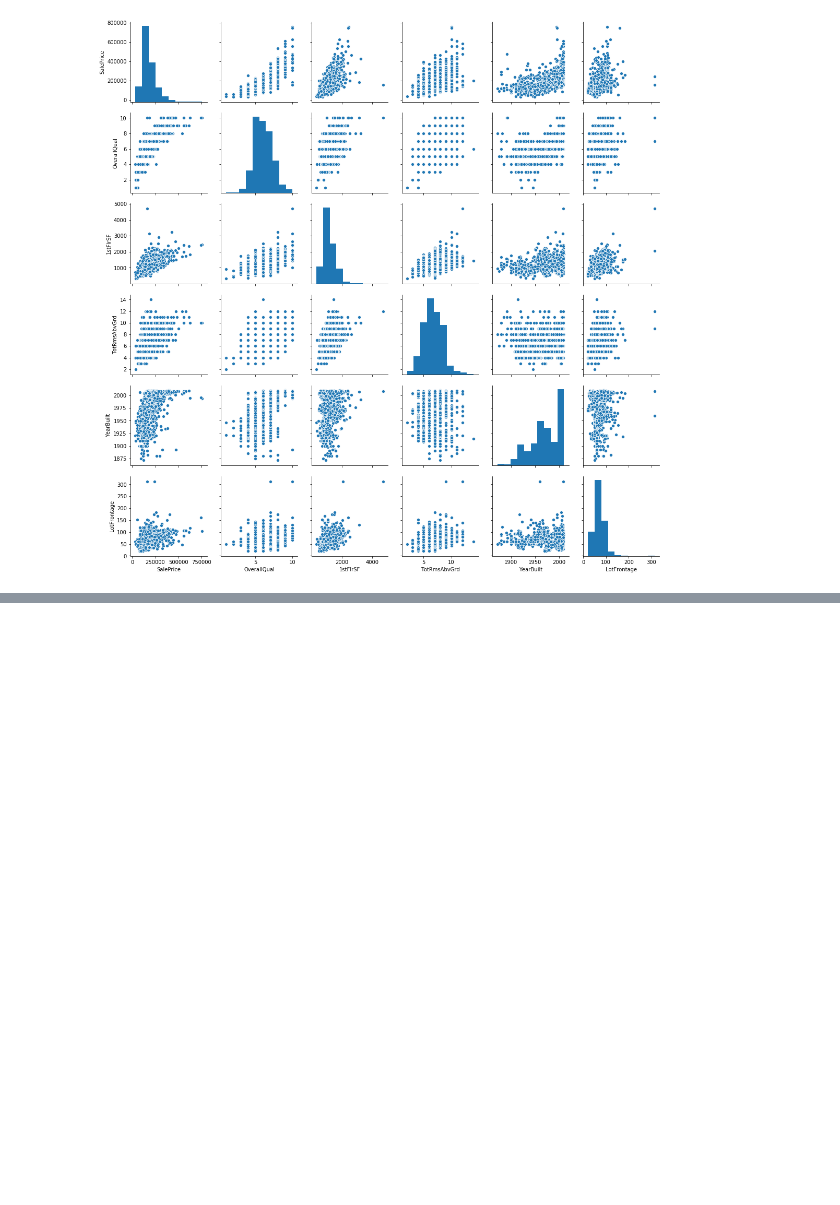
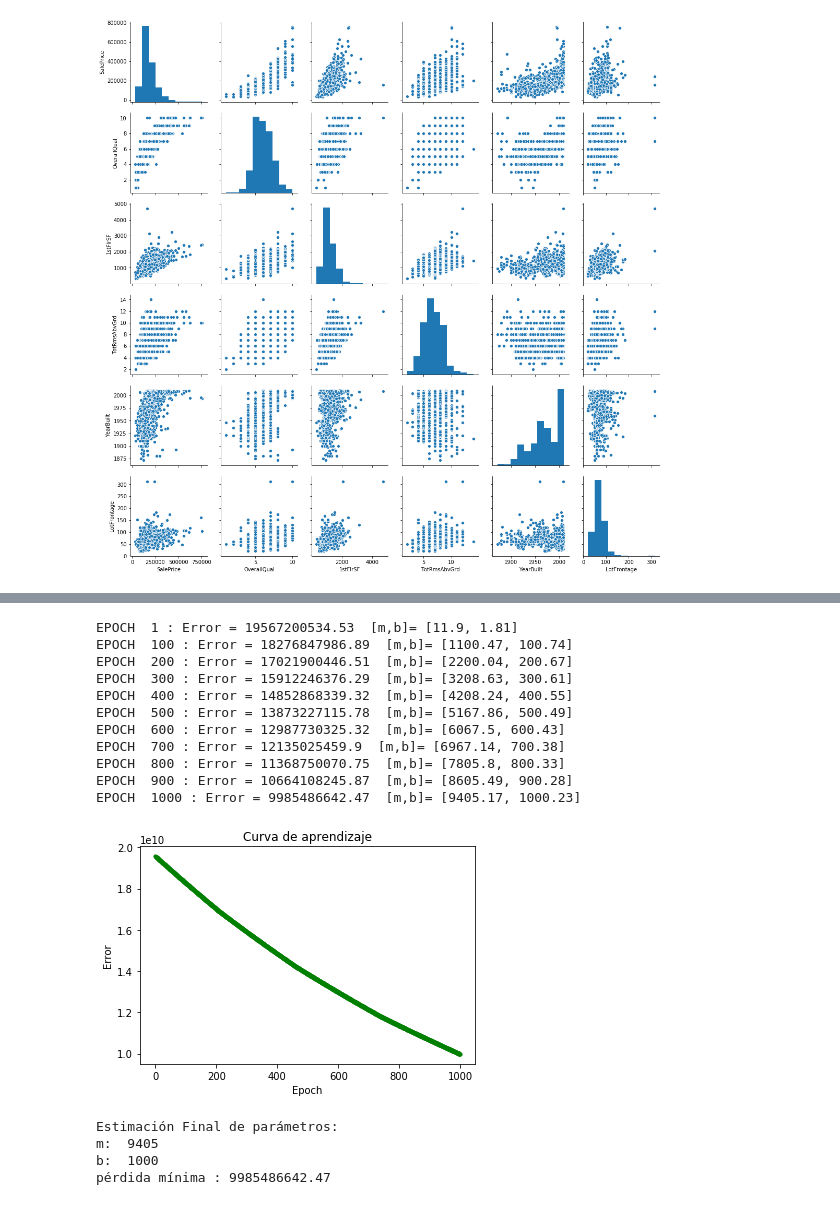
Before and after one commit to WillyTut/proyecto_final, a Jupyter notebook: proyecto_willy.ipynb, the cells around one changed output, grey strips where cells are left out. Saved outputs shown, nothing was run; the diff lists cells and outputs as text; code cells hidden in the pictures; blank space fills up the shorter version.

```diff
--- a/proyecto_willy.ipynb
+++ b/proyecto_willy.ipynb
@@ -204,0 +215,7 @@ Los argumentos de a función deben ser:
+# %%
+def grafico_error(errores):
+    plt.scatter(np.array(range(len(errores))), errores,c='green',s=10)
+    plt.title('Errores')
+    plt.xlabel('epoch')
+    plt.ylabel('error')
+    plt.show()
@@ -204,0 +231,7 @@ Los argumentos de a función deben ser:
+# %%
+def grafico_error(errores):
+    plt.scatter(np.array(range(len(errores))), errores,c='green',s=10)
+    plt.title('Curva de aprendizaje')
+    plt.xlabel('Epoch')
+    plt.ylabel('Error')
+    plt.show()
@@ -204,0 +285,28 @@ Los argumentos de a función deben ser:
+# %%
+matrixtrain = np.array(train)
+# %%
+SalePrice = matrixtrain[:,[0]];
+OverallQual = matrixtrain[:,[1]];
+FstFlrSF = matrixtrain[:,[2]];
+# %%
+diccionario_OverallQual = {}
+error_iteracion_OverallQual = []
+
+diccionario_OverallQual,error_iteracion_OverallQual,manual_OverallQual= regresion(OverallQual,SalePrice,1000,100,0.00001)
+# %% [output]
+EPOCH  1 : Error = 19567200534.53  [m,b]= [11.9, 1.81]
+EPOCH  100 : Error = 18276847986.89  [m,b]= [1100.47, 100.74]
+EPOCH  200 : Error = 17021900446.51  [m,b]= [2200.04, 200.67]
+EPOCH  300 : Error = 15912246376.29  [m,b]= [3208.63, 300.61]
+EPOCH  400 : Error = 14852868339.32  [m,b]= [4208.24, 400.55]
+EPOCH  500 : Error = 13873227115.78  [m,b]= [5167.86, 500.49]
+EPOCH  600 : Error = 12987730325.32  [m,b]= [6067.5, 600.43]
+EPOCH  700 : Error = 12135025459.9  [m,b]= [6967.14, 700.38]
+EPOCH  800 : Error = 11368750070.75  [m,b]= [7805.8, 800.33]
+EPOCH  900 : Error = 10664108245.87  [m,b]= [8605.49, 900.28]
+EPOCH  1000 : Error = 9985486642.47  [m,b]= [9405.17, 1000.23]
+[figure, added]
+Estimación Final de parámetros:
+m:  9405
+b:  1000
+pérdida mínima : 9985486642.47
```
Also changed, not shown: parts of 17 cells of this notebook.
